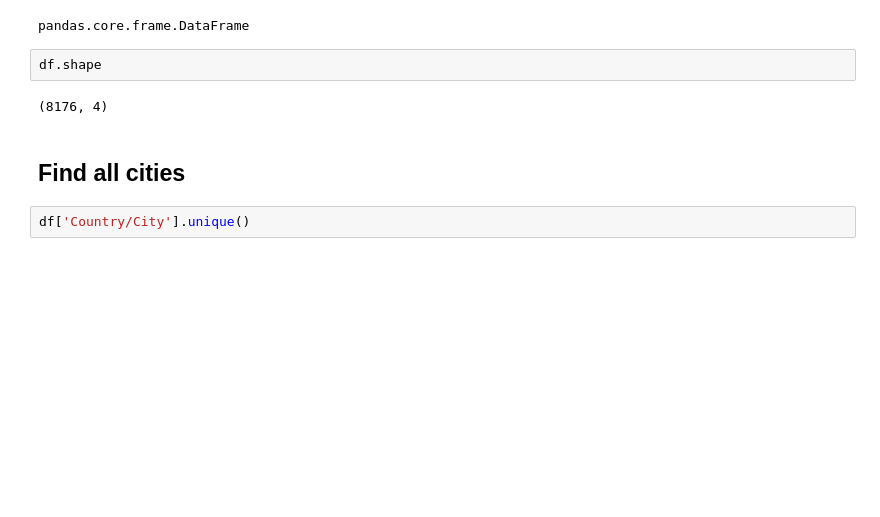
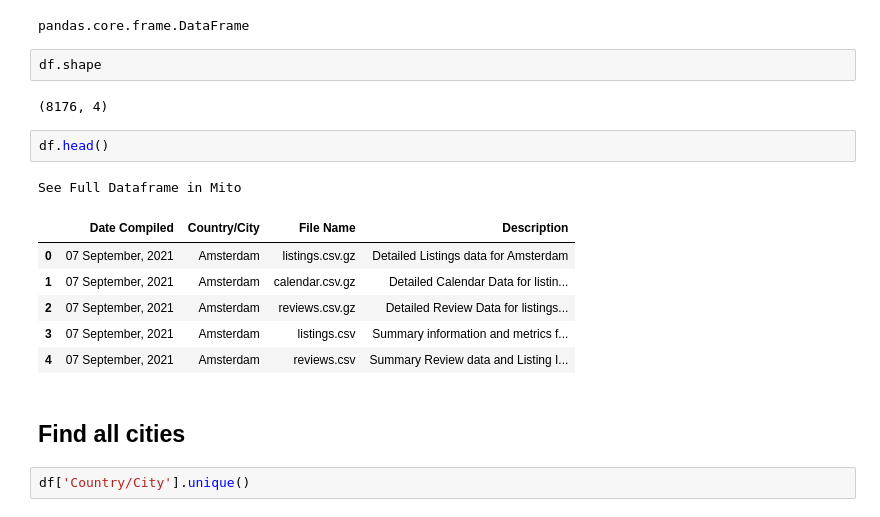
Before and after one commit to bme3412/Python, a Jupyter notebook: Projects/Airbnb/Airbnb.ipynb, the cells around one changed output. Drawn from its saved outputs; the diff is of its cells as text; blank space fills up the shorter version.

```diff
--- a/Projects/Airbnb/Airbnb.ipynb
+++ b/Projects/Airbnb/Airbnb.ipynb
@@ -66,6 +72,16 @@ pandas.core.frame.DataFrame
 df.shape
 # %% [output]
 (8176, 4)
+# %%
+df.head()
+# %% [output]
+See Full Dataframe in Mito
+|  | Date Compiled | Country/City | File Name | Description |
+| 0 | 07 September, 2021 | Amsterdam | listings.csv.gz | Detailed Listings data for Amsterdam |
+| 1 | 07 September, 2021 | Amsterdam | calendar.csv.gz | Detailed Calendar Data for listin... |
+| 2 | 07 September, 2021 | Amsterdam | reviews.csv.gz | Detailed Review Data for listings... |
+| 3 | 07 September, 2021 | Amsterdam | listings.csv | Summary information and metrics f... |
+| 4 | 07 September, 2021 | Amsterdam | reviews.csv | Summary Review data and Listing I... |
 # %% [markdown]
 ## Find all cities
 # %%
```
Also changed, not shown: parts of 3 cells of this notebook.
